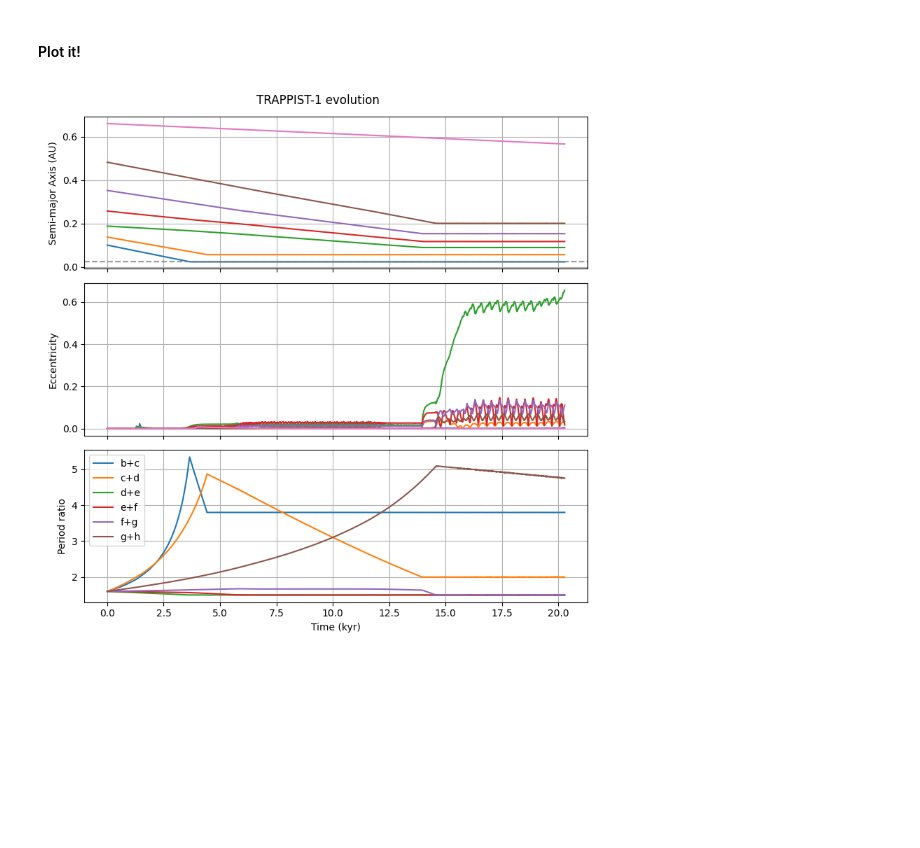
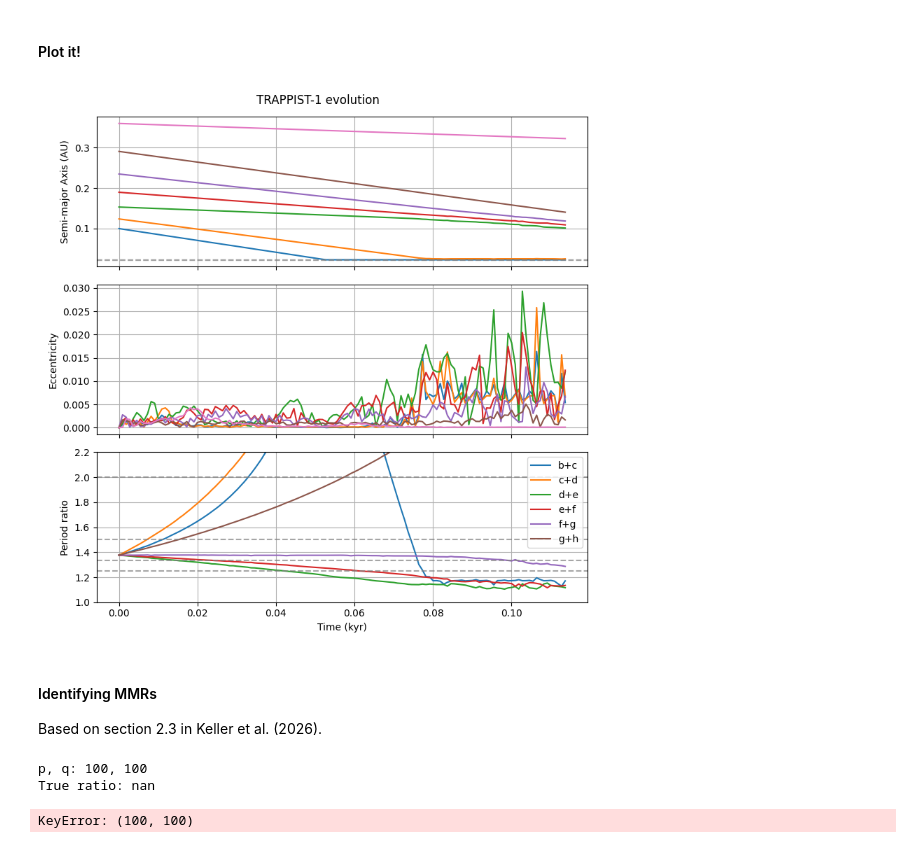
Before and after one commit to dchen10Git/uchi-exoplanets-2025, a Jupyter notebook: trappist1_keller.ipynb, the cells around one changed output. Drawn from its saved outputs; the diff is of its cells as text; code cells hidden in the pictures; blank space fills up the shorter version.

```diff
--- a/trappist1_keller.ipynb
+++ b/trappist1_keller.ipynb
@@ -139,17 +140,20 @@ a_b = 0.1
 # Draw initial ratios from log normal
 initial_P_ratios = np.random.lognormal(0.45, 0.1, size=num_planets-1)
                                      # In Keller, 0.703 & 0.313
-print("Initial period ratios:")
-print(initial_P_ratios)
 
 # Define initial periods (P) and semimajor axes (a)
-P_vals = [a_b**(3/2)]
+P_vals = (a_b**3 / m_star)**(1/2)
 for i in range(num_planets-1):
     P_vals = np.append(P_vals, P_vals[i] * initial_P_ratios[0])
-a_vals = P_vals**(2/3)
 
-print("Initial semimajor axis values:")
-print(a_vals)
+a_vals = (P_vals**2 * m_star)**(1/3)
+
+print("Initial period ratios:")
+print(np.round(initial_P_ratios, decimals=4))
+print("\nInitial period values (yr):")
+print(np.round(P_vals, decimals=4))
+print("\nInitial semimajor axis values (AU):")
+print(np.round(a_vals, decimals=4))
 
 # Add planets
 for i in range(num_planets):
@@ -243,13 +250,13 @@ def data_df(n_out, times):
         "e": np.zeros(n_out),
         "P": np.zeros(n_out),
         "P_ratio": np.zeros(n_out),
-        "tau_a": np.zeros(n_out),
-        "tau_e": np.zeros(n_out)
+        "l": np.zeros(n_out),
+        "pomega": np.zeros(n_out)
     })
 
 # Set up times for integration & data collection
-stage1_end = 200000 # yrs
-n_out = int(stage1_end / 10) # number of data points to collect; 1 every 10 years
+stage1_end = 1000 # yrs
+n_out = int(stage1_end / 10) + 1000 # number of data points to collect; >1 every 10 years
 
 stage1_times = np.linspace(0, stage1_end, n_out)  # all times to integrate over
 stage1_data = {name : data_df(n_out, stage1_times) for name in planet_names[:num_planets]}
@@ -268,6 +275,8 @@ for i, t in enumerate(stage1_times):
         name = planet_names[p]
         stage1_data[name]["a"][i] = planets[p].a
         stage1_data[name]["e"][i] = planets[p].e
+        stage1_data[name]["l"][i] = planets[p].l
+        stage1_data[name]["pomega"][i] = planets[p].pomega
 
         if p != num_planets-1: # don't record period ratio for last planet
             stage1_data[name]["P_ratio"][i] = planets[p+1].P / planets[p].P
@@ -284,6 +293,9 @@ for i, t in enumerate(stage1_times):
             stop_sim = True
             print("Planet collided with star")
 
+    # Debugging
+    print(i, stage1_data['b']["a"][i])
+
     if stop_sim:
         print(f"Stopped integration at t={t}")
         break
@@ -303,32 +331,41 @@ def plot_trappist1():
 
     for p in range(num_planets):
         # could also try plotting log
         name = planet_names[p]
         ax1.plot(stage1_times/1000, stage1_data[name]["a"], label=name)
         ax2.plot(stage1_times/1000, stage1_data[name]["e"], label=name)
         if p != num_planets-1:
             ax3.plot(stage1_times/1000, stage1_data[name]["P_ratio"], label=f"{name}+{planet_names[p+1]}")
 
     plt.xlabel("Time (kyr)")
     ax1.set_ylabel("Semi-major Axis (AU)")
     ax2.set_ylabel("Eccentricity")
     ax3.set_ylabel("Period ratio")
 
     # ax1.set_ylim(0,0.45)
     # ax2.set_ylim(-0.1,0.45)
-    # ax3.set_ylim(0,2.1)
+    ax3.set_ylim(1,2.2)
 
     # Plot ide location & width
     ax1.axhline(mig.params["ide_position"], color='gray', ls='--', alpha=0.7)
     ax1.axhline(mig.params["ide_position"] - mig.params["ide_width"], color='gray', ls='--', alpha=0.1)
     ax1.axhline(mig.params["ide_position"] + mig.params["ide_width"], color='gray', ls='--', alpha=0.1)
+
+
+    # Add horizontal lines for resonances
+    resonances = [2, 3/2, 4/3, 5/4]
+    for r in resonances:
+        ax3.axhline(r, color='gray', ls='--', alpha=0.7)
 
     fig.subplots_adjust(hspace=0)
 
     plt.suptitle("TRAPPIST-1 evolution")
     ax1.grid(True); ax2.grid(True); ax3.grid(True); # ax4.grid(True)
     plt.legend(); plt.tight_layout(); plt.show()
 
 plot_trappist1()
 # %% [output]
-[figure, old version]
+[figure, new version]
+# %% [markdown]
+#### Identifying MMRs
+Based on section 2.3 in Keller et al. (2026).
@@ -334,0 +400,26 @@ plot_trappist1()
+# %%
+# Calculate two-body resonant angle between b and c
+p, q = find_best_pq('b', 'c')
+
+assert p != 100 # if not, then the planets are definitely not in resonance
+print(f"p, q: {p}, {q}")
+print(f"True ratio: {float((stage1_data['c']['a'].iloc[-1]**3 / m_star)**(1/2) / (stage1_data['b']['a'].iloc[-1]**3 / m_star)**(1/2)):.4f}")
+
+twoBR = np.rad2deg(twoBR_angle('b', 'c', p, q))
+
+# Function to center at 180 (so y runs from 0 to 360)
+def wrap180(angle):
+    return (angle + 180) % 360 - 180
+
+plt.figure(figsize=(8,4))
+plt.plot(stage1_times/1000, wrap180(twoBR) + 180, lw=1)
+plt.axhline(180, color='gray', ls='--', alpha=0.7)
+plt.xlabel("Time (yrs)")
+plt.ylabel("Two-body resonant angle $\phi$ (degrees)")
+plt.ylim(0,360)
+plt.grid(True)
+plt.show()
+# %% [output]
+p, q: 100, 100
+True ratio: nan
+KeyError: (100, 100)
```
Also changed, not shown: parts of 5 cells of this notebook, 2 other files.
